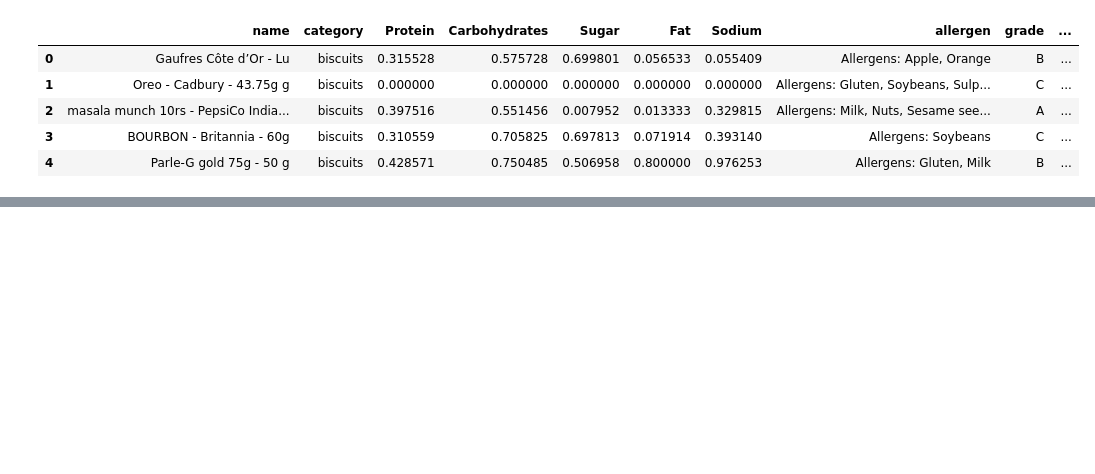
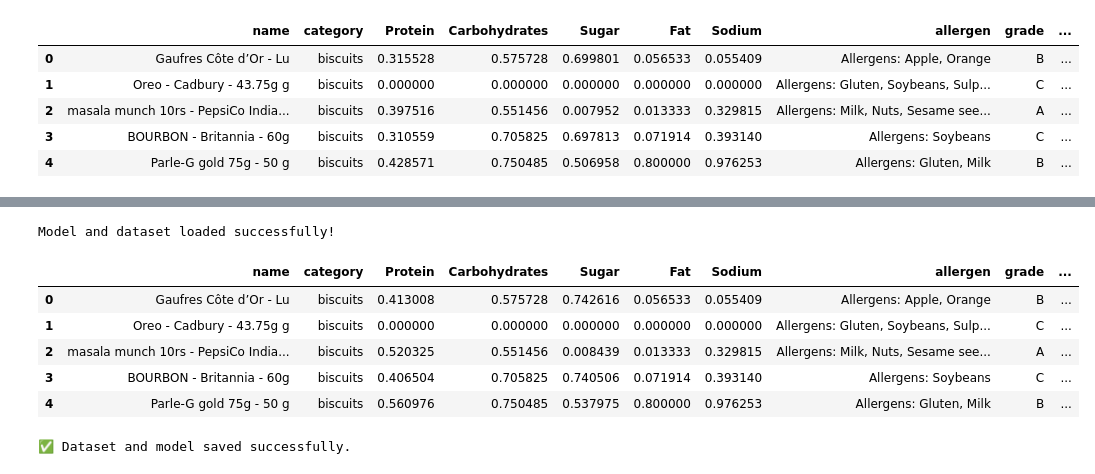
Before and after one commit to ShravaniAnilPatil/EatWell, a Jupyter notebook: model/main.ipynb, the cells around one changed output, grey strips where cells are left out. Drawn from its saved outputs; the diff is of its cells as text; code cells hidden in the pictures; blank space fills up the shorter version.

```diff
--- a/model/main.ipynb
+++ b/model/main.ipynb
@@ -493,0 +511,37 @@ No healthier alternative found for 'Uncle Chipps Plain Salty'.
+# %%
+import pickle
+
+# Load the trained Nearest Neighbors model
+with open("knn_model.pkl", "rb") as model_file:
+    knn = pickle.load(model_file)
+
+# Load the dataset
+with open("dataset.pkl", "rb") as data_file:
+    df = pickle.load(data_file)
+
+print("Model and dataset loaded successfully!")
+# %% [output]
+Model and dataset loaded successfully!
+# %%
+df.head()
+# %% [output]
+|  | name | category | Protein | Carbohydrates | Sugar | Fat | Sodium | allergen | grade | ... |
+| 0 | Gaufres Côte d’Or - Lu | biscuits | 0.413008 | 0.575728 | 0.742616 | 0.056533 | 0.055409 | Allergens: Apple, Orange | B | ... |
+| 1 | Oreo - Cadbury - 43.75g g | biscuits | 0.000000 | 0.000000 | 0.000000 | 0.000000 | 0.000000 | Allergens: Gluten, Soybeans, Sulp... | C | ... |
+| 2 | masala munch 10rs - PepsiCo India... | biscuits | 0.520325 | 0.551456 | 0.008439 | 0.013333 | 0.329815 | Allergens: Milk, Nuts, Sesame see... | A | ... |
+| 3 | BOURBON - Britannia - 60g | biscuits | 0.406504 | 0.705825 | 0.740506 | 0.071914 | 0.393140 | Allergens: Soybeans | C | ... |
+| 4 | Parle-G gold 75g - 50 g | biscuits | 0.560976 | 0.750485 | 0.537975 | 0.800000 | 0.976253 | Allergens: Gluten, Milk | B | ... |
+# %%
+import pickle
+
+# 🔹 Re-save dataset (Ensure df is defined)
+with open("dataset.pkl", "wb") as data_file:
+    pickle.dump(df, data_file)
+
+# 🔹 Re-save trained Nearest Neighbors model (Ensure knn is defined)
+with open("knn_model.pkl", "wb") as model_file:
+    pickle.dump(knn, model_file)
+
+print("✅ Dataset and model saved successfully.")
+# %% [output]
+✅ Dataset and model saved successfully.
```
Also changed, not shown: parts of 12 cells of this notebook, 7 other files.
